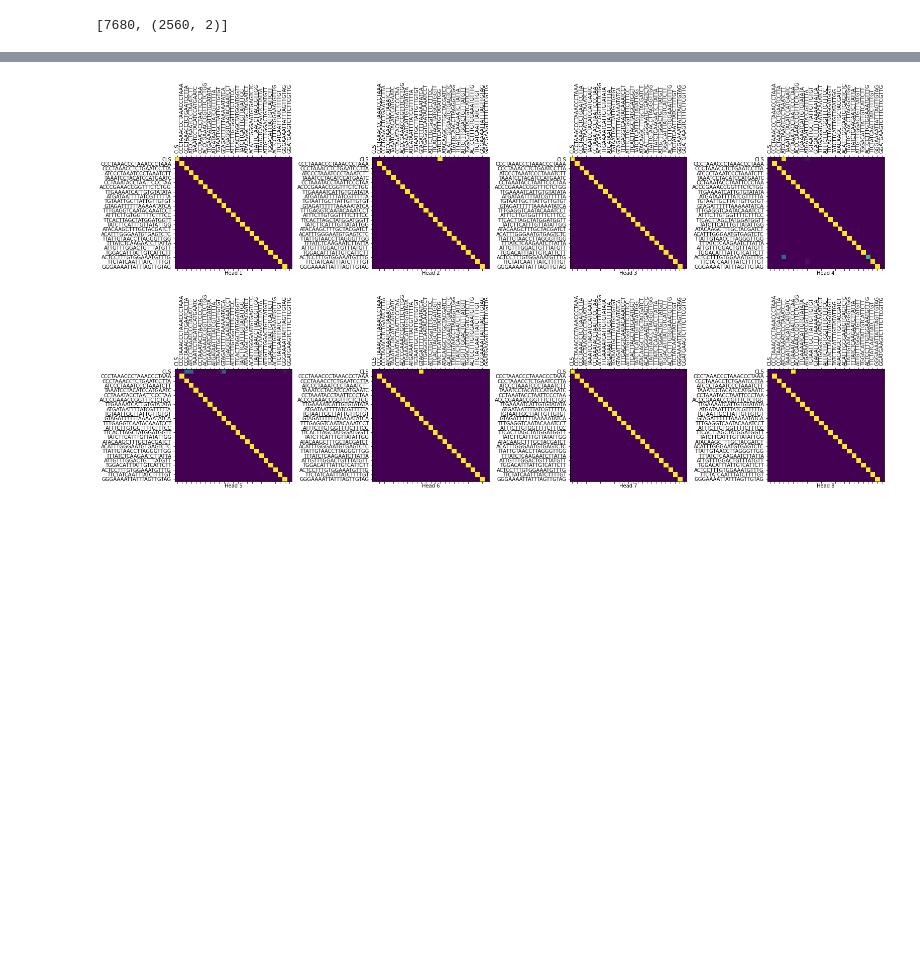
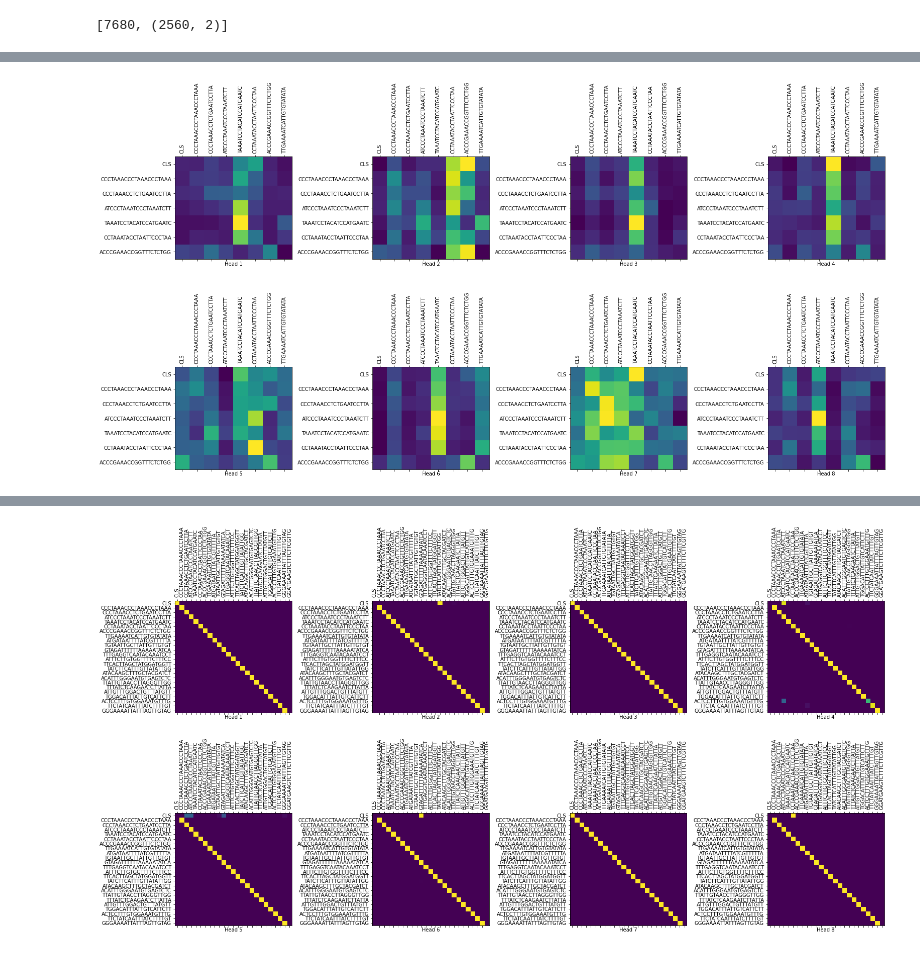
Before and after one commit to jguhlin/beaker, a Jupyter notebook: BioBeaker_Initial_Notebook_Playground.ipynb, the cells around one changed output, grey strips where cells are left out. Drawn from its saved outputs; the diff is of its cells as text; code cells hidden in the pictures; blank space fills up the shorter version.

```diff
--- a/BioBeaker_Initial_Notebook_Playground.ipynb
+++ b/BioBeaker_Initial_Notebook_Playground.ipynb
@@ -414,0 +504,4 @@ def plot_attention_weights(attention, sentence, layer):
+# %%
+plot_attention_weights(attn, kmers_converted, "encoder_layer3_block")
+# %% [output]
+[figure, added]
```
Also changed, not shown: parts of 26 cells of this notebook.
